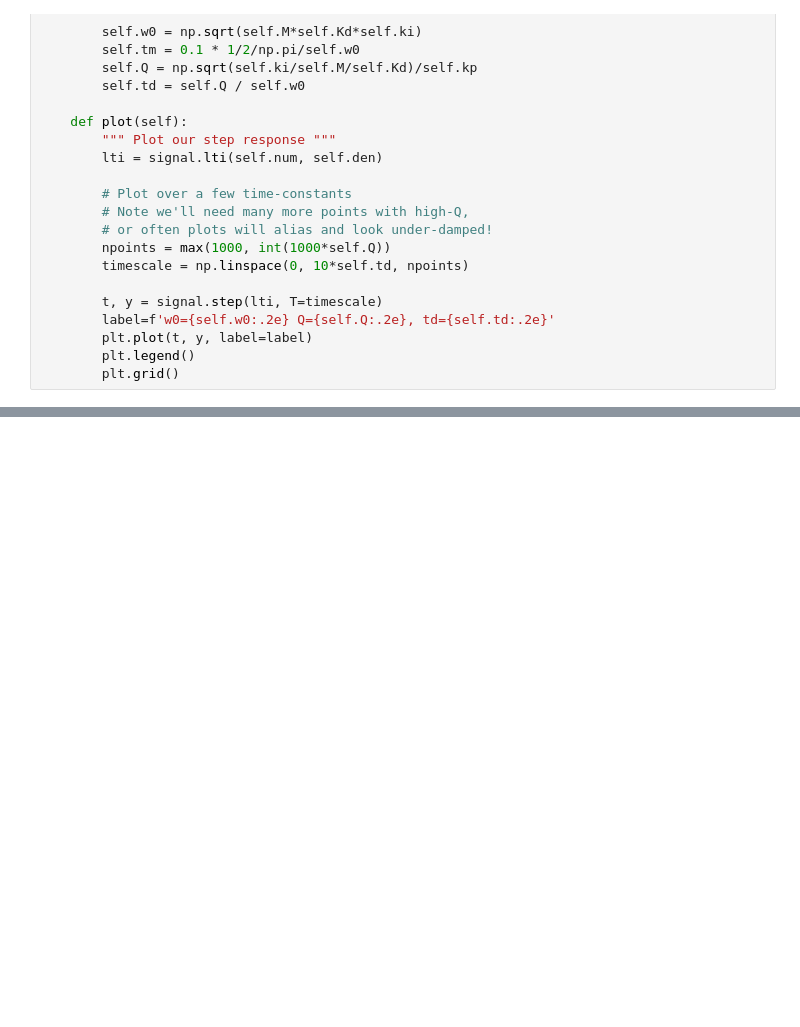
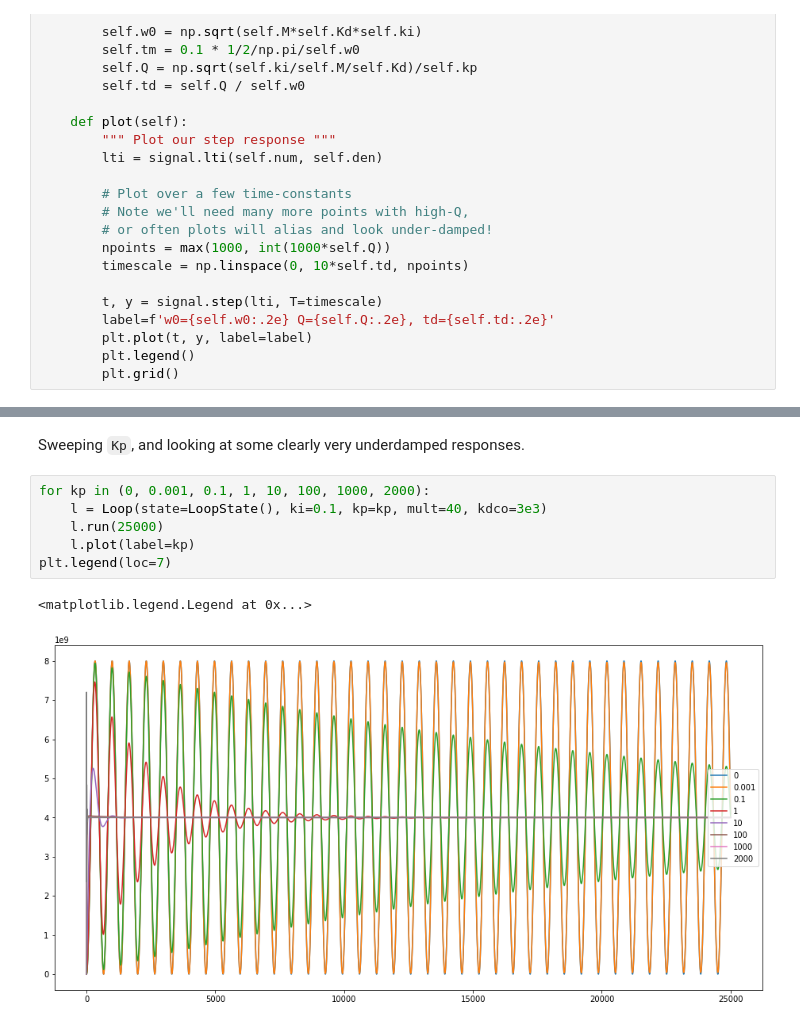
Before and after one commit to NotReallySynthPlls/NotReallySynthPlls, a Jupyter notebook: Canary/pll_pi_control.ipynb, the cells around one changed output, grey strips where cells are left out. Drawn from its saved outputs; the diff is of its cells as text; blank space fills up the shorter version.

```diff
--- a/Canary/pll_pi_control.ipynb
+++ b/Canary/pll_pi_control.ipynb
@@ -111,0 +172,11 @@ for kp in [1, 5, 10]:
+# %% [markdown]
+Sweeping `Kp`, and looking at some clearly very underdamped responses.
+# %%
+for kp in (0, 0.001, 0.1, 1, 10, 100, 1000, 2000):
+    l = Loop(state=LoopState(), ki=0.1, kp=kp, mult=40, kdco=3e3)
+    l.run(25000)
+    l.plot(label=kp)
+plt.legend(loc=7)
+# %% [output]
+<matplotlib.legend.Legend at 0x...>
+[figure, added]
```
Also changed, not shown: parts of 28 cells of this notebook.
